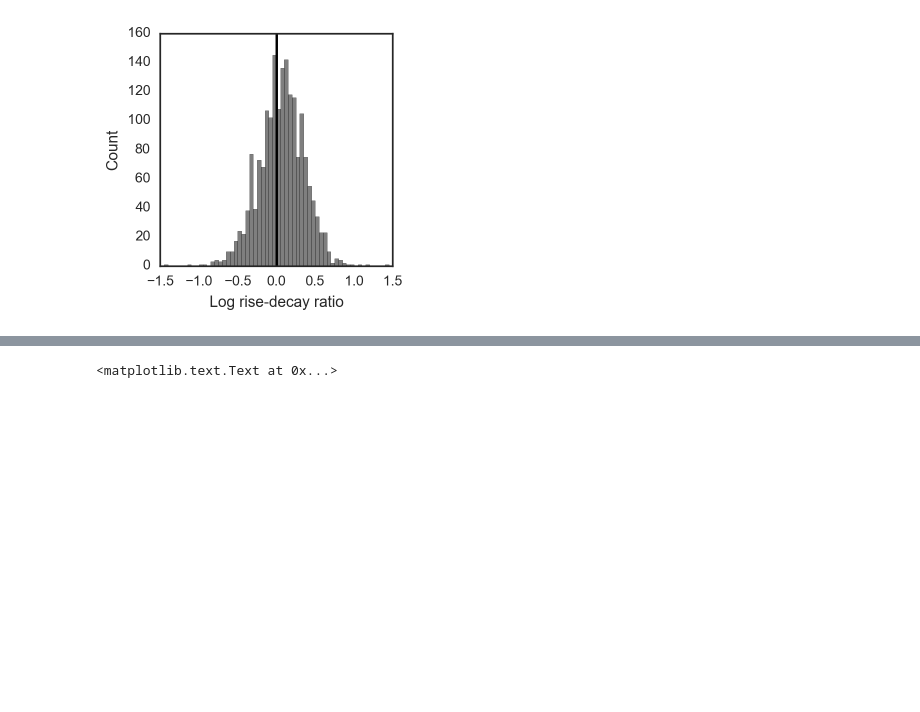
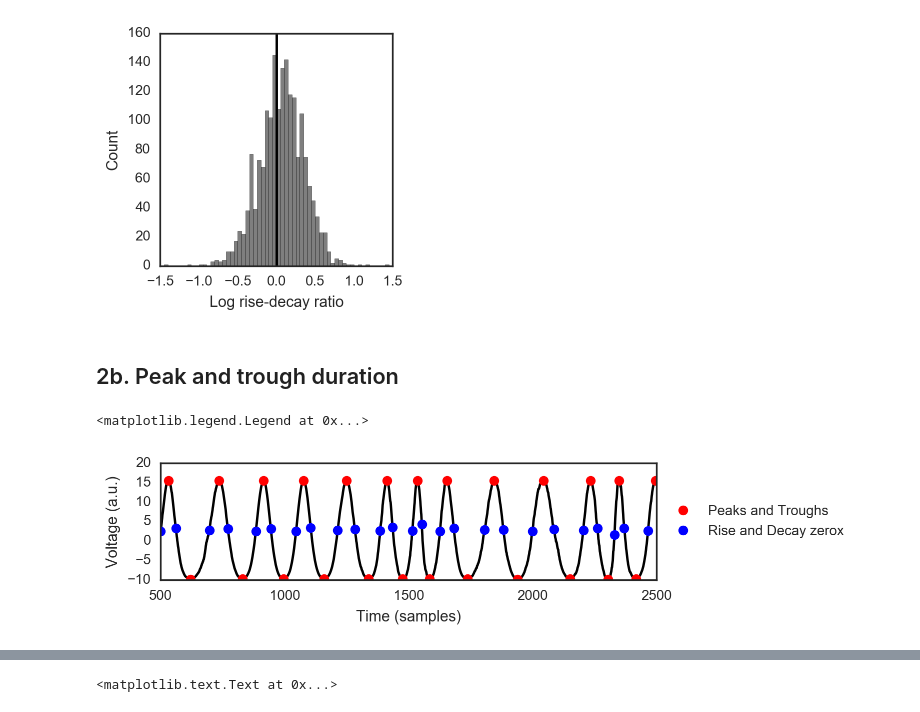
Before and after one commit to Aimee-Flores/misshapen, a Jupyter notebook: demo_Shape library.ipynb, the cells around one changed output, grey strips where cells are left out. Cells and saved outputs as stored; diff of their text form; code cells hidden in the pictures; blank space fills up the shorter version.

Commit message:
peak and trough duration

```diff
--- a/demo_Shape library.ipynb
+++ b/demo_Shape library.ipynb
@@ -180,3 +187,29 @@ plt.xlabel('Log rise-decay ratio')
 # %% [output]
 <matplotlib.text.Text at 0x...>
 [figure]
+# %% [markdown]
+## 2b. Peak and trough duration
+# %%
+# Find zerocrossings halfway between Ps and Ts
+x_temp = lfps[4]
+Ps_temp, Ts_temp = nonshape.findpt(x_temp, (4,8), 1000)
+zeroxR, zeroxD = nonshape.findzerox(x_temp, Ps_temp, Ts_temp)
+plt.figure(figsize=(8,1.5))
+plt.plot(x_temp,'k')
+plt.plot(Ps_temp, x_temp[Ps_temp],'ro', label='Peaks and Troughs')
+plt.plot(Ts_temp, x_temp[Ts_temp],'ro')
+plt.plot(zeroxR, x_temp[zeroxR],'bo', label='Rise and Decay zerox')
+plt.plot(zeroxD, x_temp[zeroxD],'bo')
+plt.xlim((500,2500))
+plt.xlabel('Time (samples)')
+plt.ylabel('Voltage (a.u.)')
+
+# Shrink current axis by 20%
+ax = plt.gca()
+box = ax.get_position()
+ax.set_position([box.x0, box.y0, box.width * 0.8, box.height])
+# Put a legend to the right of the current axis
+ax.legend(loc='center left', bbox_to_anchor=(1, 0.5))
+# %% [output]
+<matplotlib.legend.Legend at 0x...>
+[figure, added]
```
Also changed, not shown: parts of 11 cells of this notebook, 2 other files.
